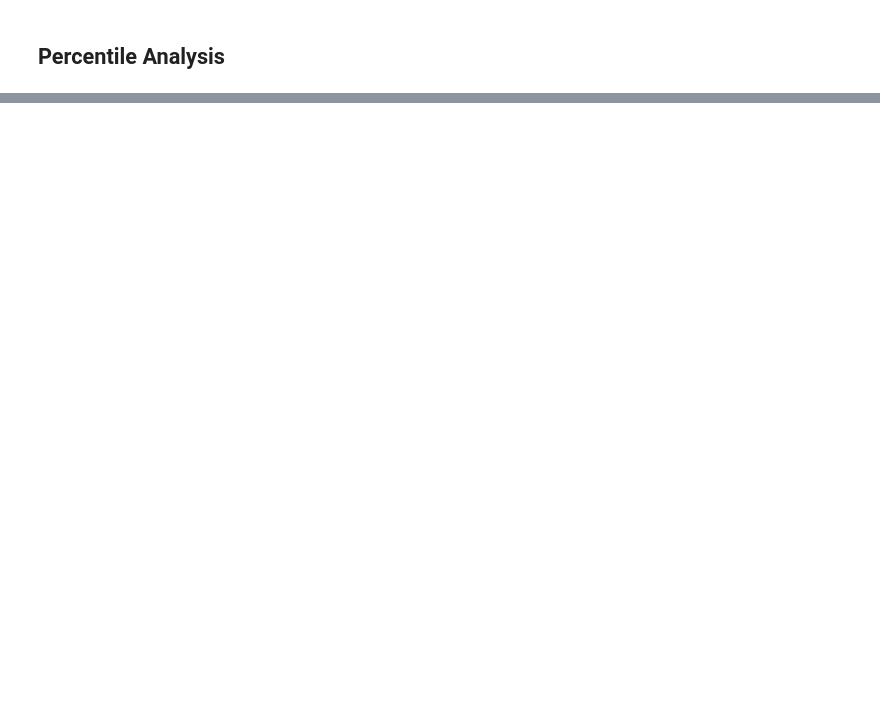
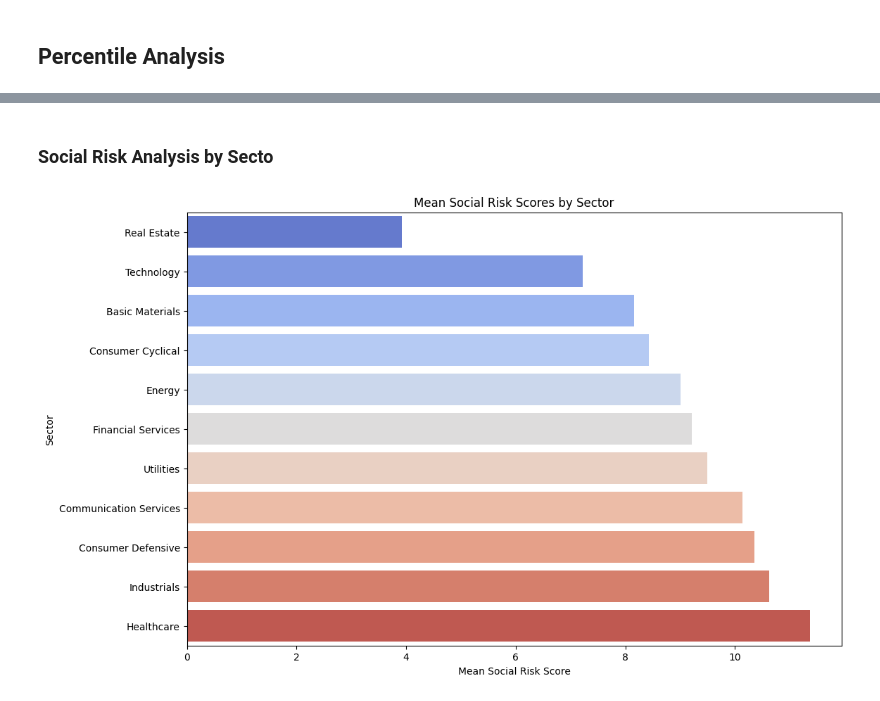
Before and after one commit to KaylumCassidy/SCMCA2, a Jupyter notebook: ESG_Risk_Analysis_Insights_from_S&P_500_Companies.ipynb, the cells around one changed output, grey strips where cells are left out. Saved outputs shown, nothing was run; the diff lists cells and outputs as text; code cells hidden in the pictures; blank space fills up the shorter version.

```diff
--- a/ESG_Risk_Analysis_Insights_from_S&P_500_Companies.ipynb
+++ b/ESG_Risk_Analysis_Insights_from_S&P_500_Companies.ipynb
@@ -84,2 +118,35 @@ plt.show()
 # %% [markdown]
 ## Percentile Analysis
+# %%
+# Convert 'ESG Risk Percentile' to string type if it's not already
+if not pd.api.types.is_string_dtype(data['ESG Risk Percentile']):
+    data['ESG Risk Percentile'] = data['ESG Risk Percentile'].astype(str)
+
+# Then, convert it to numerical format
+data['ESG Risk Percentile'] = data['ESG Risk Percentile'].str.extract('(\d+)').astype(float)
+
+# Create percentile bins
+bins = [0, 25, 50, 75, 100]
+labels = ['0-25th', '26-50th', '51-75th', '76-100th']
+data['Percentile Group'] = pd.cut(data['ESG Risk Percentile'], bins=bins, labels=labels, right=False)
+
+# Calculate mean ESG risk score for each percentile group
+mean_esg_scores = data.groupby('Percentile Group')['Total ESG Risk score'].mean().reset_index()
+
+# Plotting
+plt.figure(figsize=(10, 6))
+bars = plt.bar(mean_esg_scores['Percentile Group'], mean_esg_scores['Total ESG Risk score'], color='blue')
+
+# Label the bars
+for bar in bars:
+    yval = bar.get_height()
+    plt.text(bar.get_x() + bar.get_width()/2, yval - 2, round(yval, 2), ha='center', va='bottom')
+
+# Additional plot features
+plt.xlabel('Percentile Group')
+plt.ylabel('Average Total ESG Risk Score')
+plt.title('Average ESG Risk Score by Percentile Group')
+plt.ylim(0, max(mean_esg_scores['Total ESG Risk score']) + 5)  # +5 for better readability
+
+# Show the plot
+plt.show()
@@ -85,0 +185,16 @@ plt.show()
+# %% [markdown]
+### Social Risk Analysis by Secto
+# %%
+# Group by sector and calculate mean social risk score
+mean_social_risk_by_sector = data.groupby('Sector')['Social Risk Score'].mean().reset_index().sort_values(by='Social Risk Score', ascending=True)
+
+
+# Barplot
+plt.figure(figsize=(12, 8))
+sns.barplot(x='Social Risk Score', y='Sector', data=mean_social_risk_by_sector, palette='coolwarm')
+plt.title('Mean Social Risk Scores by Sector')
+plt.xlabel('Mean Social Risk Score')
+plt.ylabel('Sector')
+plt.show()
+# %% [output]
+[figure, added]
```
Also changed, not shown: parts of 23 cells of this notebook.
